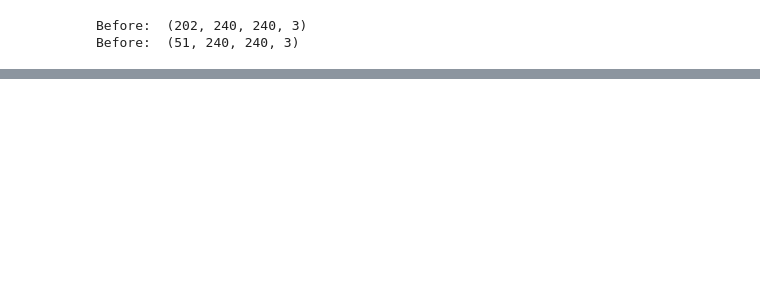
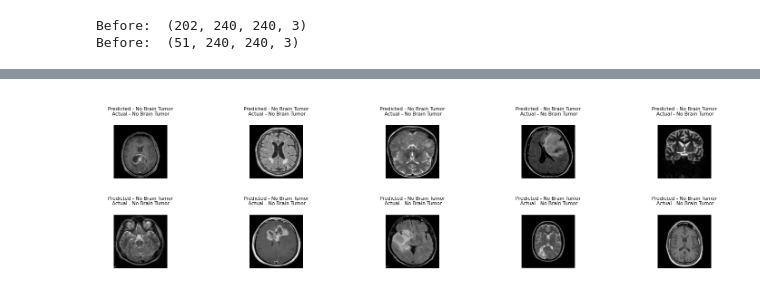
Before and after one commit to RonaldsonBellande/Healthcare-Data-Analytics, a Jupyter notebook: Disease Analysis/Brain_Tumor/Brain_Tumor.ipynb, the cells around one changed output, grey strips where cells are left out. Drawn from its saved outputs; the diff is of its cells as text; code cells hidden in the pictures; blank space fills up the shorter version.

```diff
--- a/Disease Analysis/Brain_Tumor/Brain_Tumor.ipynb
+++ b/Disease Analysis/Brain_Tumor/Brain_Tumor.ipynb
@@ -75,10 +75,10 @@ image_file = []
 label_name = []
 number_classes = 2
 # This is the path if you are doing it in your computer but the data set was to bing and it would take to long to do so
-paths = "/home/ronaldson_bellande/Desktop/Healthcare Data Analytics/Disease Analysis/Brain_Tumor/Data/Data/"
+# paths = "/home/ronaldson_bellande/Desktop/Healthcare Data Analytics/Disease Analysis/Brain_Tumor/Data/Data/"
 
 # This is the google colab paths
-#paths = "/content/drive/My Drive/Colab Notebooks/Data/Data"
+paths = "/content/drive/My Drive/Colab Notebooks/Data/Data"
 valid_images = [".jpg",".png"]
 for img in os.listdir(paths):
     ext = os.path.splitext(img)[1]
@@ -132,9 +132,9 @@ for i in range(len(images)):
 # %%
 # This is the path if you are doing it on your own computer
-path = "/home/ronaldson_bellande/Desktop/Healthcare Data Analytics/Disease Analysis/Brain_Tumor/Data/Data/1 no.jpeg"
+# path = "/home/ronaldson_bellande/Desktop/Healthcare Data Analytics/Disease Analysis/Brain_Tumor/Data/Data/1 no.jpeg"
 
 # This is the path if your doing it on colab
-#path = "/content/drive/My Drive/Colab Notebooks/Data/Data/1 no.jpeg"
+path = "/content/drive/My Drive/Colab Notebooks/Data/Data/1 no.jpeg"
 # %%
 image  = cv2.imread(path, 0)
 # %%
@@ -265,11 +265,13 @@ def ConvNeuralNetwork():
     model = Sequential()
     # First Hitten Layer with 64, 7, 7
     model.add(Conv2D(64,(7,7), strides = (1,1), padding="same", input_shape = input_shape, activation = "relu"))
+    model.add(Activation('relu'))
     model.add(MaxPooling2D(pool_size = (4,4)))
     model.add(Dropout(0.25))
 
     # Second Hitten Layer 32, 7, 7
     model.add(Conv2D(32,(7,7), strides = (1,1), padding="same", activation = "relu"))
+    model.add(Activation('relu'))
     model.add(MaxPooling2D(pool_size = (2,2)))
     model.add(Dropout(0.25))
 
@@ -280,11 +282,10 @@ def ConvNeuralNetwork():
 
     # last layer, output Layer
     model.add(Flatten())
-    model.add(Dense(units = number_classes, activation = 'softmax'))
+    model.add(Dense(units = number_classes, activation = 'softmax', input_dim=2))
 
 
     model.compile(loss = "binary_crossentropy", optimizer="adam", metrics=["accuracy"])
-    print(model.summary())
 
     return model
 # %%
@@ -404,0 +431,18 @@ plot_model(brain_cancer_model)
+# %%
+model_labels = ['No Brain Tumor', 'Brain Tumor']
+# %%
+def plot_random_examples():
+
+    plt.figure( dpi=256)
+    predicted_classes = model.predict_classes(X_test)
+
+    for i in range(10):
+        plt.subplot(5,5,i+1)
+        fig=plt.imshow(X_test[i,:,:,:])
+        plt.axis('off')
+        plt.title("Predicted - {}".format(model_labels[predicted_classes[i]] ) + "\n Actual - {}".format(model_labels[Y_test_vec[i,0]] ),fontsize=3)
+        plt.tight_layout()
+
+plot_random_examples()
+# %% [output]
+[figure, added]
```
Also changed, not shown: parts of 22 cells of this notebook.
